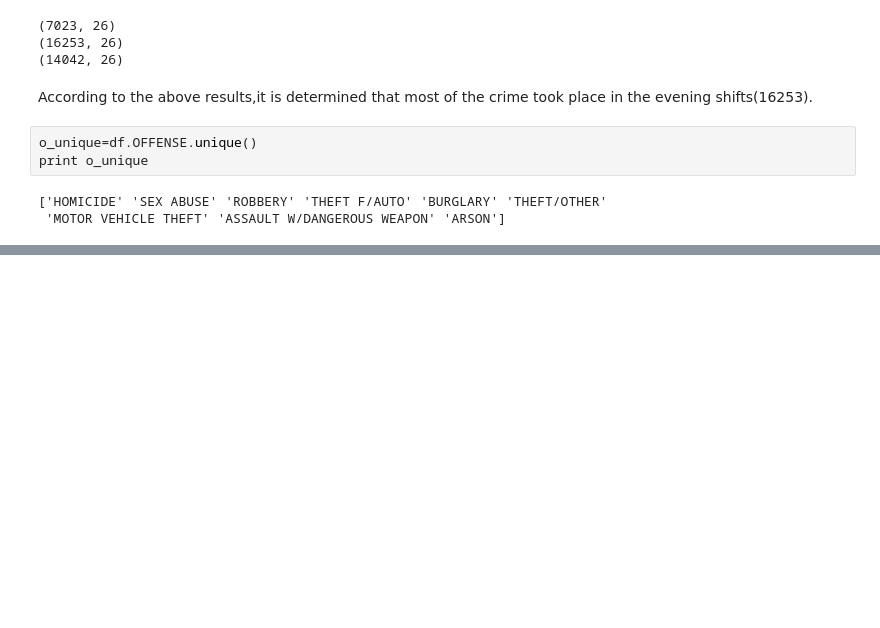
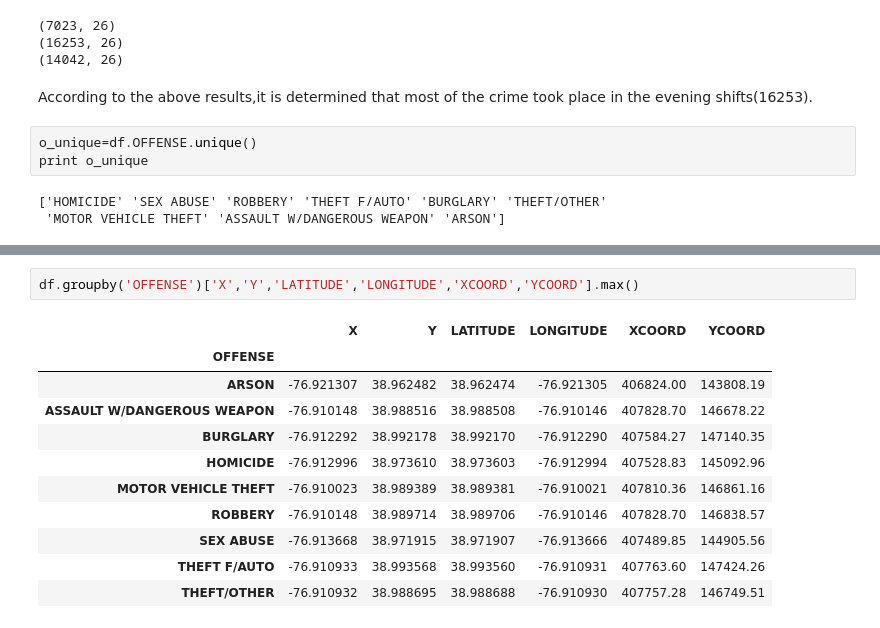
Before and after one commit to shusrushabezugam/big-data-python-class, a Jupyter notebook: SHUSRUSHA_BEZUGAM_Homework3-pandas-numpy.ipynb, the cells around one changed output, grey strips where cells are left out. Saved outputs shown, nothing was run; the diff lists cells and outputs as text; blank space fills up the shorter version.

```diff
--- a/SHUSRUSHA_BEZUGAM_Homework3-pandas-numpy.ipynb
+++ b/SHUSRUSHA_BEZUGAM_Homework3-pandas-numpy.ipynb
@@ -185,0 +251,14 @@ SyntaxError: invalid syntax (<ipython-input-144-35b2be05808d>, line 9)
+# %%
+df.groupby('OFFENSE')['X','Y','LATITUDE','LONGITUDE','XCOORD','YCOORD'].max()
+# %% [output]
+|  | X | Y | LATITUDE | LONGITUDE | XCOORD | YCOORD |
+| OFFENSE |  |  |  |  |  |  |
+| ARSON | -76.921307 | 38.962482 | 38.962474 | -76.921305 | 406824.00 | 143808.19 |
+| ASSAULT W/DANGEROUS WEAPON | -76.910148 | 38.988516 | 38.988508 | -76.910146 | 407828.70 | 146678.22 |
+| BURGLARY | -76.912292 | 38.992178 | 38.992170 | -76.912290 | 407584.27 | 147140.35 |
+| HOMICIDE | -76.912996 | 38.973610 | 38.973603 | -76.912994 | 407528.83 | 145092.96 |
+| MOTOR VEHICLE THEFT | -76.910023 | 38.989389 | 38.989381 | -76.910021 | 407810.36 | 146861.16 |
+| ROBBERY | -76.910148 | 38.989714 | 38.989706 | -76.910146 | 407828.70 | 146838.57 |
+| SEX ABUSE | -76.913668 | 38.971915 | 38.971907 | -76.913666 | 407489.85 | 144905.56 |
+| THEFT F/AUTO | -76.910933 | 38.993568 | 38.993560 | -76.910931 | 407763.60 | 147424.26 |
+| THEFT/OTHER | -76.910932 | 38.988695 | 38.988688 | -76.910930 | 407757.28 | 146749.51 |
```
Also changed, not shown: parts of 11 cells of this notebook.
